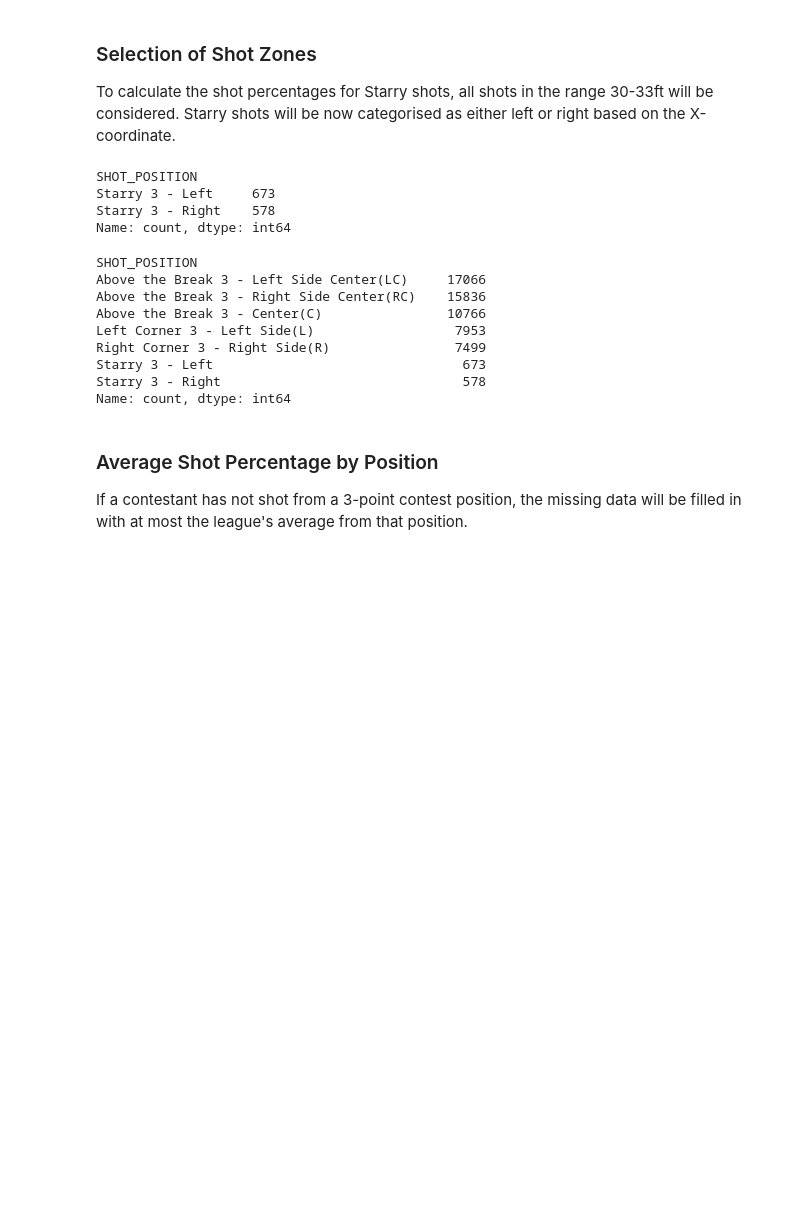
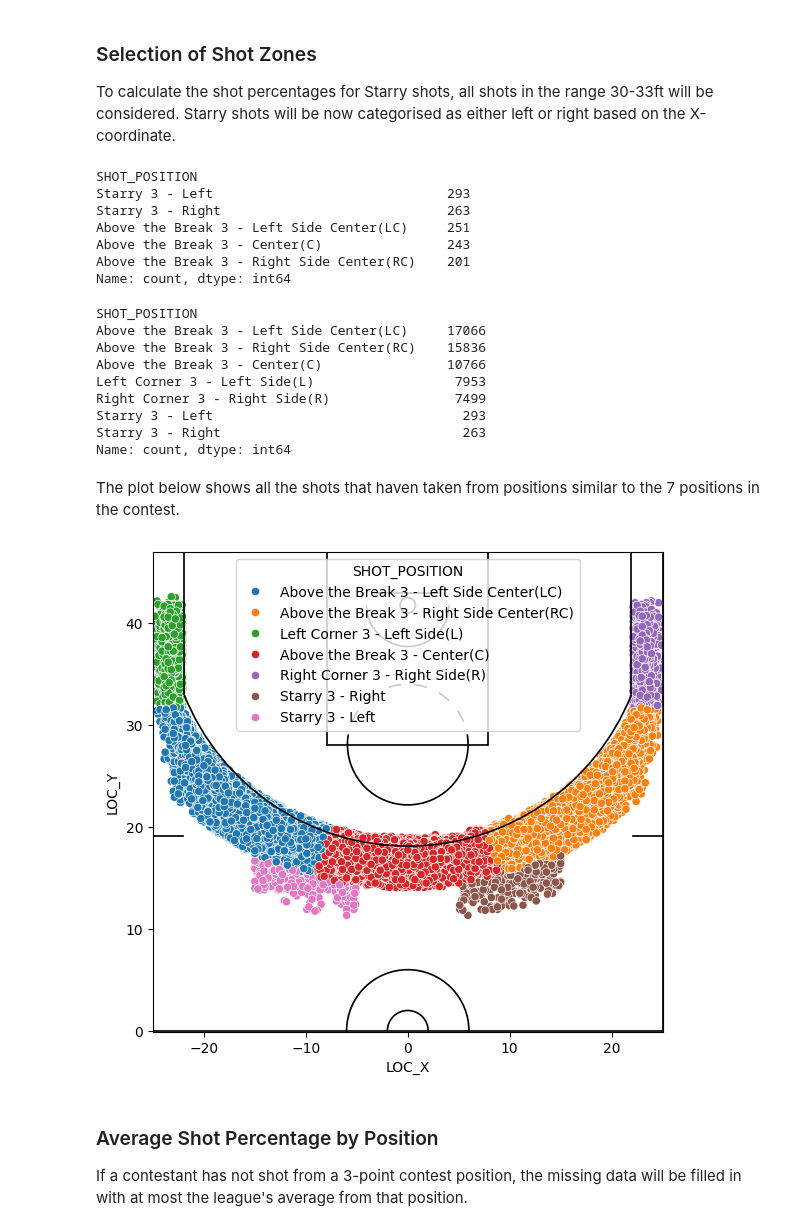
Before and after one commit to kmcsquared/NBA-3PT-Contest-Simulation, a Jupyter notebook: simulating_3PT_contest.ipynb, the cells around one changed output. Drawn from its saved outputs; the diff is of its cells as text; code cells hidden in the pictures; blank space fills up the shorter version.

```diff
--- a/simulating_3PT_contest.ipynb
+++ b/simulating_3PT_contest.ipynb
@@ -174,18 +174,21 @@ The steps listed below will be followed to simulate the 3-point contest. This se
 ### Selection of Shot Zones
 To calculate the shot percentages for Starry shots, all shots in the range 30-33ft will be considered. Starry shots will be now categorised as either left or right based on the X-coordinate.
 # %%
-# Discard all shots beyond Starry range
-df = df[df['SHOT_DISTANCE'] <= 33]
+# Define Starry shots
+is_starry_range = (df['SHOT_DISTANCE'] >= distance_starry) & (df['SHOT_DISTANCE'] <= distance_starry+3)
+is_starry_left_x = (df['LOC_X'] >= -15) & (df['LOC_X'] < -5)
+is_starry_right_x = (df['LOC_X'] >= 5) & (df['LOC_X'] <= 15)
+df.loc[is_starry_range & is_starry_left_x, 'SHOT_POSITION'] = 'Starry 3 - Left'
+df.loc[is_starry_range & is_starry_right_x, 'SHOT_POSITION'] = 'Starry 3 - Right'
 
-# Check number of shots in Starry range
-is_distance_starry = df['SHOT_DISTANCE'] >= distance_starry
-df.loc[is_distance_starry & (df['LOC_X'] <= 0), 'SHOT_POSITION'] = 'Starry 3 - Left'
-df.loc[is_distance_starry & (df['LOC_X'] > 0), 'SHOT_POSITION'] = 'Starry 3 - Right'
-df.loc[is_distance_starry, 'SHOT_POSITION'].value_counts()
+df.loc[is_starry_range, 'SHOT_POSITION'].value_counts()
 # %% [output]
 SHOT_POSITION
-Starry 3 - Left     673
-Starry 3 - Right    578
+Starry 3 - Left                              293
+Starry 3 - Right                             263
+Above the Break 3 - Left Side Center(LC)     251
+Above the Break 3 - Center(C)                243
+Above the Break 3 - Right Side Center(RC)    201
 Name: count, dtype: int64
 # %%
 # Keep only shots from the 7 contest positions
@@ -200,6 +203,12 @@ positions_contest = [
 ]
 
 df = df[df['SHOT_POSITION'].isin(positions_contest)]
+
+# Keep only shot from Starry positions or from rack positions
+# if they are shot below Starry distance
+is_starry = df['SHOT_POSITION'].str.split(' - ').str[0] == 'Starry 3'
+df = df[is_starry | (df['SHOT_DISTANCE'] < distance_starry)]
+
 df['SHOT_POSITION'].value_counts()
 # %% [output]
 SHOT_POSITION
@@ -208,9 +217,25 @@ Above the Break 3 - Right Side Center(RC)    15836
 Above the Break 3 - Center(C)                10766
 Left Corner 3 - Left Side(L)                  7953
 Right Corner 3 - Right Side(R)                7499
-Starry 3 - Left                                673
-Starry 3 - Right                               578
+Starry 3 - Left                                293
+Starry 3 - Right                               263
 Name: count, dtype: int64
+# %% [markdown]
+The plot below shows all the shots that haven taken from positions similar to the 7 positions in the contest.
+# %%
+# Create a figure with axes
+fig = plt.figure()
+ax = fig.add_axes([0, 0, 1, 1])
+
+# Plot shots
+sns.scatterplot(data=df, x='LOC_X', y='LOC_Y', hue='SHOT_POSITION', ax=ax)
+
+# Draw court lines on top of scatterplot
+court = Court(court_type='nba', origin='center', units='ft')
+court.draw(ax=ax, orientation='vu', showaxis=True, pad=0)
+plt.show()
+# %% [output]
+[figure, added]
 # %% [markdown]
 ### Average Shot Percentage by Position
 If a contestant has not shot from a 3-point contest position, the missing data will be filled in with at most the league's average from that position.
```
Also changed, not shown: parts of 4 cells of this notebook, 1 other file.
